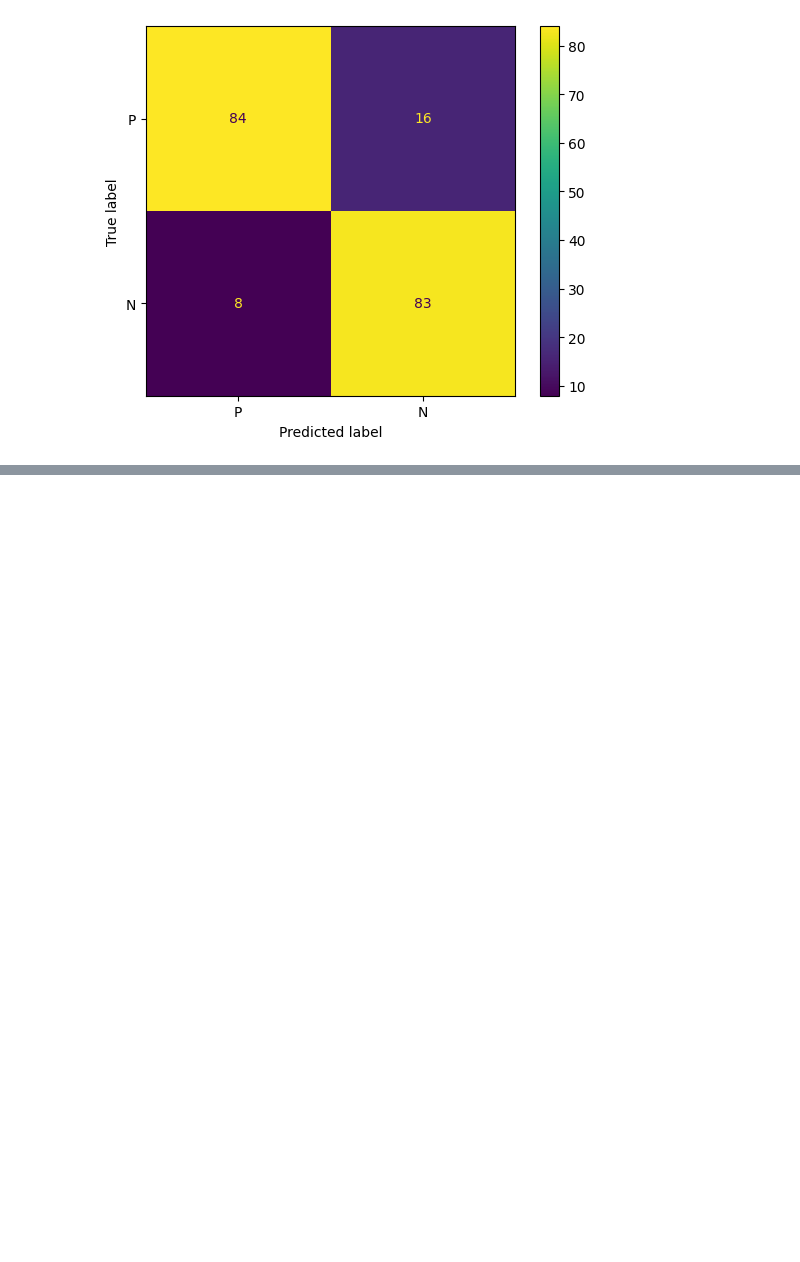
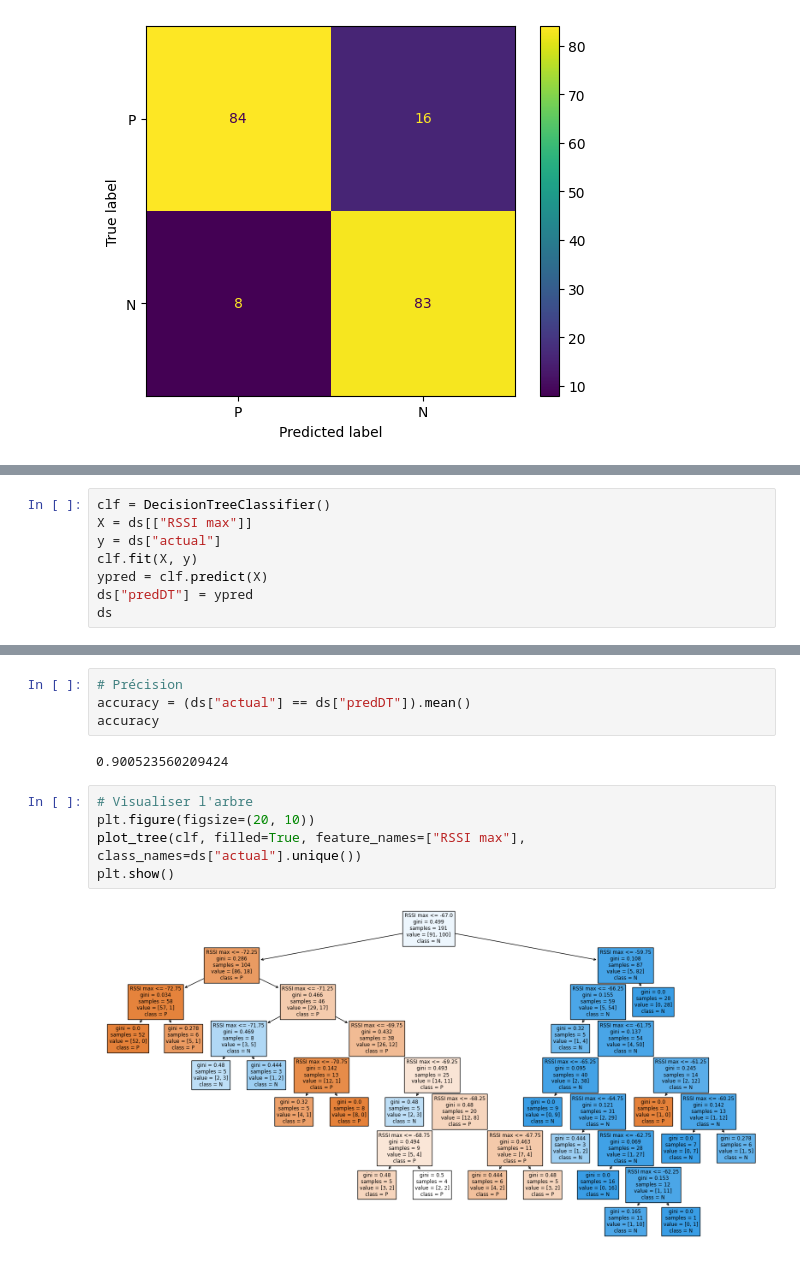
Before and after one commit to gael-mehdi/RFID-analyse-experience-1, a Jupyter notebook: analyse.ipynb, the cells around one changed output, grey strips where cells are left out. Cells and saved outputs as stored; diff of their text form; blank space fills up the shorter version.

```diff
--- a/analyse.ipynb
+++ b/analyse.ipynb
@@ -501,0 +517,8 @@ Classifica.from_predictions(ds["actual"], ds["pred"], labels=ds["actual"].unique
+# %%
+clf = DecisionTreeClassifier()
+X = ds[["RSSI max"]]
+y = ds["actual"]
+clf.fit(X, y)
+ypred = clf.predict(X)
+ds["predDT"] = ypred
+ds
@@ -501,0 +539,13 @@ Classifica.from_predictions(ds["actual"], ds["pred"], labels=ds["actual"].unique
+# %%
+# Précision
+accuracy = (ds["actual"] == ds["predDT"]).mean()
+accuracy
+# %% [output]
+0.900523560209424
+# %%
+# Visualiser l'arbre
+plt.figure(figsize=(20, 10))
+plot_tree(clf, filled=True, feature_names=["RSSI max"], class_names=ds["actual"].unique())
+plt.show()
+# %% [output]
+[figure, added]
```
Also changed, not shown: parts of 17 cells of this notebook.
